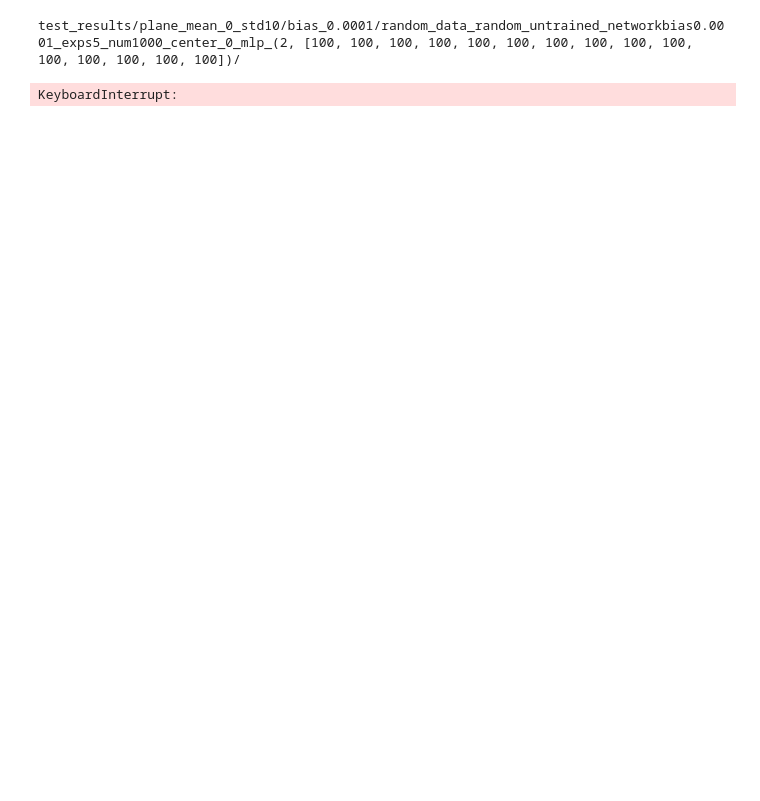
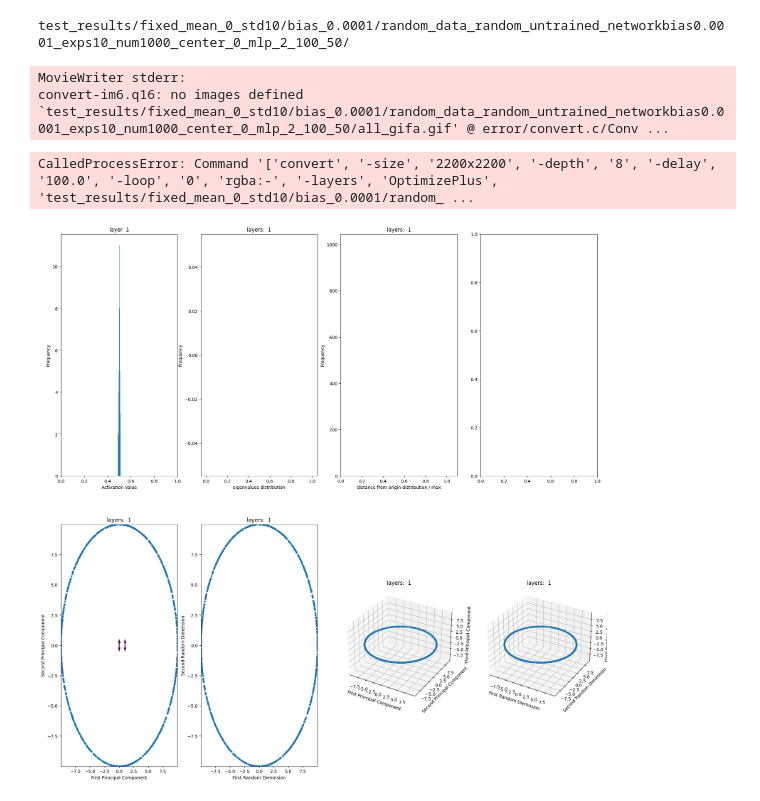
Before and after one commit to MehrabHamidi99/DimensionCollapse_sparsity, a Jupyter notebook: runs/run_exp.ipynb, the cells around one changed output. Saved outputs shown, nothing was run; the diff lists cells and outputs as text; code cells hidden in the pictures; blank space fills up the shorter version.

```diff
--- a/runs/run_exp.ipynb
+++ b/runs/run_exp.ipynb
@@ -15,20 +15,29 @@ scale = 10
 loc = 0
 normal_dist = True
 archs = [
-    # (100, [100]),
-    (2, [100 for _ in range(15)]),
+    # (2, [2, 2]),
+    # (2, [2, 2, 2]),
+    # (2, [2, 2, 2, 2]),
+    # (2, [2, 2, 2, 2, 2]),
+    # (3, [3, 3, 3, 3, 3]),
+
+
+    (2, [100 for _ in range(50)]),
     # (2, [16, 64, 256, 256, 256, 256]),
     # (100, [100, 100, 100, 100, 100, 100, 100, 100, 100, 100, 100, 100, 100, 100, 100, 100, 100, 100, 100, 100, 100, 100, 100, 100, 100])
     # (2, [4])
     # (2, [100, 100, 100, 100, 100, 100, 100, 100, 100, 100, 100, 100, 100, 100, 100, 100, 100, 100, 100])
 ]
 # %%
-results = [one_random_experiment(i, exps=5, num=1000, one=False, pre_path='test_results/', normal_dist=normal_dist, loc=loc, scale=scale, projection_analysis_bool=True, model_type='mlp', exp_type='plane') for i in tqdm(archs)]
+results = [one_random_experiment(i, exps=10, num=1000, one=False, pre_path='test_results/', normal_dist=normal_dist, loc=loc, scale=scale, projection_analysis_bool=True, model_type='mlp', exp_type='fixed') for i in tqdm(archs)]
 print("DONE")
 
 # [before_after_training_experiment(i, pre_path='test_results/', num=100, epochs=5, normal_dist=normal_dist, loc=0, scale=scale) for i in archs]
 # %% [output]
-test_results/plane_mean_0_std10/bias_0.0001/random_data_random_untrained_networkbias0.0001_exps5_num1000_center_0_mlp_(2, [100, 100, 100, 100, 100, 100, 100, 100, 100, 100, 100, 100, 100, 100, 100])/
+test_results/fixed_mean_0_std10/bias_0.0001/random_data_random_untrained_networkbias0.0001_exps10_num1000_center_0_mlp_2_100_50/
-KeyboardInterrupt:
+MovieWriter stderr:
+convert-im6.q16: no images defined `test_results/fixed_mean_0_std10/bias_0.0001/random_data_random_untrained_networkbias0.0001_exps10_num1000_center_0_mlp_2_100_50/all_gifa.gif' @ error/convert.c/Conv ...
+CalledProcessError: Command '['convert', '-size', '2200x2200', '-depth', '8', '-delay', '100.0', '-loop', '0', 'rgba:-', '-layers', 'OptimizePlus', 'test_results/fixed_mean_0_std10/bias_0.0001/random_ ...
+[figure, added]
 # %%
 # animate_histogram(results, 'hidden Layers', pre_path='test_results/')
```
Also changed, not shown: 2 other files.
